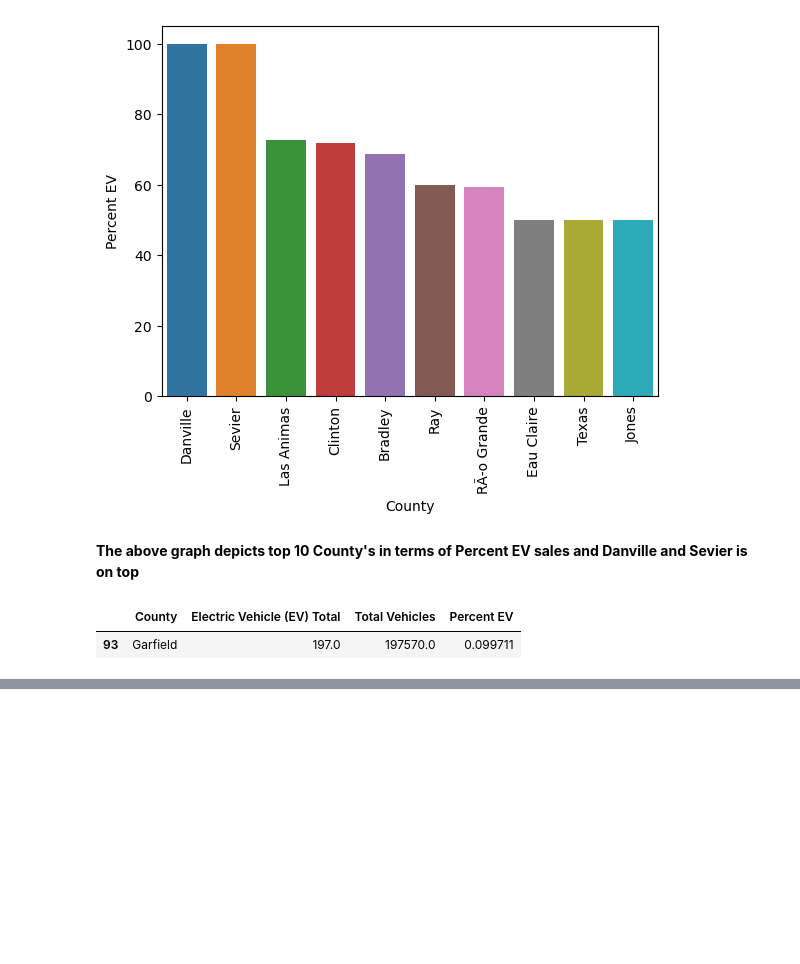
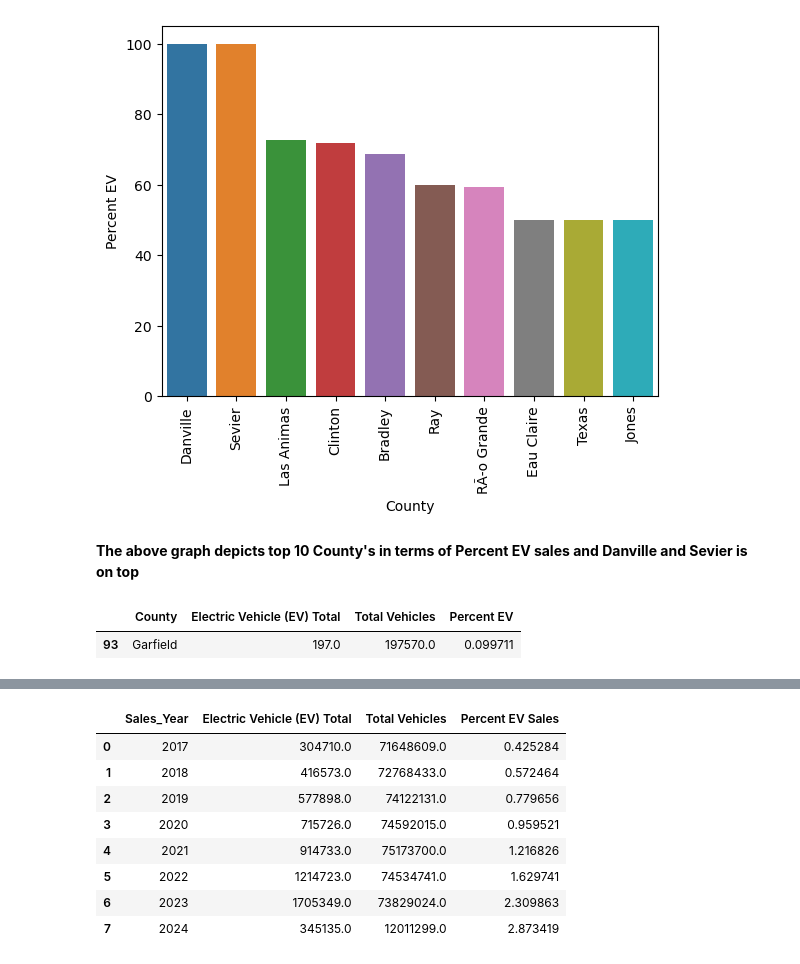
Before and after one commit to Clatt79928/electric-vehicle_datascience, a Jupyter notebook: jupyter_notebook/electric_vehicles.ipynb, the cells around one changed output, grey strips where cells are left out. Saved outputs shown, nothing was run; the diff lists cells and outputs as text; code cells hidden in the pictures; blank space fills up the shorter version.

```diff
--- a/jupyter_notebook/electric_vehicles.ipynb
+++ b/jupyter_notebook/electric_vehicles.ipynb
@@ -226,0 +242,12 @@ county_percentage.tail(1) # county with lowest percentage of EV sales
+# %%
+year_sales
+# %% [output]
+|  | Sales_Year | Electric Vehicle (EV) Total | Total Vehicles | Percent EV Sales |
+| 0 | 2017 | 304710.0 | 71648609.0 | 0.425284 |
+| 1 | 2018 | 416573.0 | 72768433.0 | 0.572464 |
+| 2 | 2019 | 577898.0 | 74122131.0 | 0.779656 |
+| 3 | 2020 | 715726.0 | 74592015.0 | 0.959521 |
+| 4 | 2021 | 914733.0 | 75173700.0 | 1.216826 |
+| 5 | 2022 | 1214723.0 | 74534741.0 | 1.629741 |
+| 6 | 2023 | 1705349.0 | 73829024.0 | 2.309863 |
+| 7 | 2024 | 345135.0 | 12011299.0 | 2.873419 |
```
Also changed, not shown: parts of 8 cells of this notebook.
